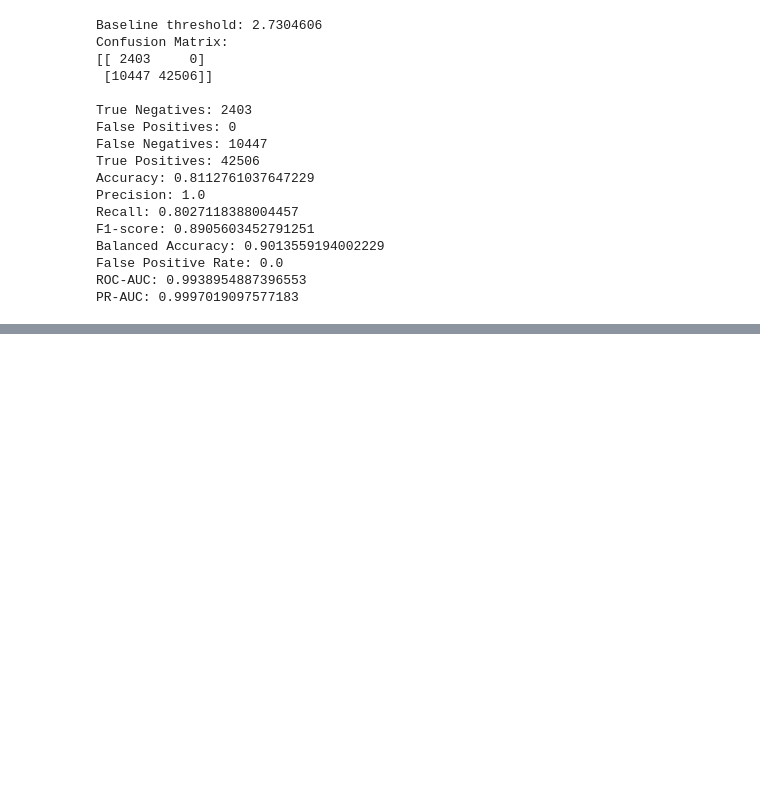
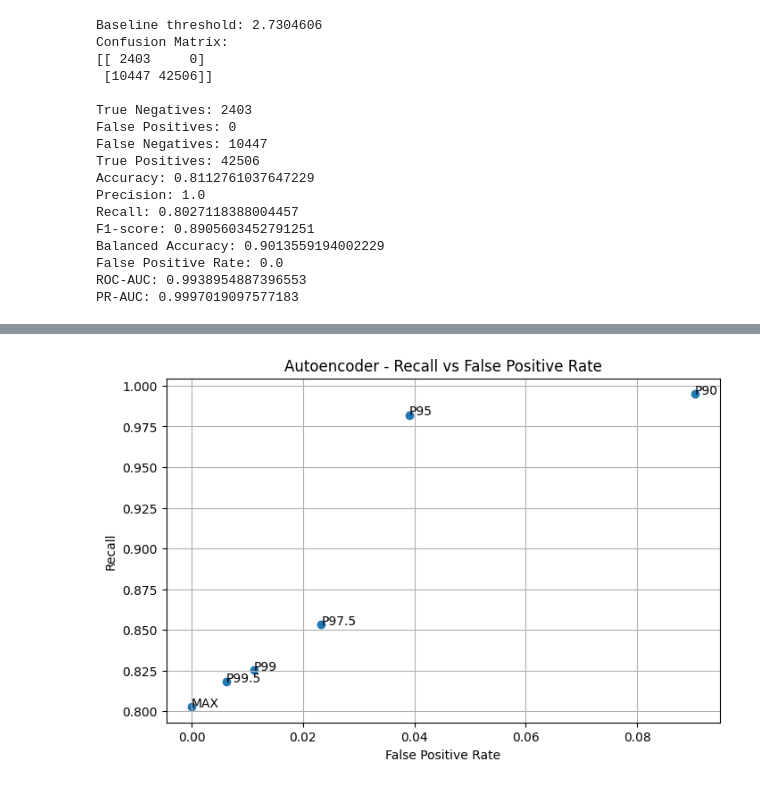
Before and after one commit to pinguinoadelia/RT-IoT2022-Anomaly-Detection, a Jupyter notebook: notebooks/05_autoencoder.ipynb, the cells around one changed output, grey strips where cells are left out. Cells and saved outputs as stored; diff of their text form; code cells hidden in the pictures; blank space fills up the shorter version.

```diff
--- a/notebooks/05_autoencoder.ipynb
+++ b/notebooks/05_autoencoder.ipynb
@@ -577,0 +735,34 @@ PR-AUC: 0.9997019097577183
+# %%
+plt.figure(figsize=(8, 5))
+
+plt.scatter(
+    threshold_df["fpr"],
+    threshold_df["recall"]
+)
+
+for _, row in threshold_df.iterrows():
+
+    plt.annotate(
+        row["threshold_name"],
+        (
+            row["fpr"],
+            row["recall"]
+        )
+    )
+
+plt.xlabel(
+    "False Positive Rate"
+)
+
+plt.ylabel(
+    "Recall"
+)
+
+plt.title(
+    "Autoencoder - Recall vs False Positive Rate"
+)
+
+plt.grid()
+plt.show()
+# %% [output]
+[figure, added]
```
Also changed, not shown: parts of 21 cells of this notebook.
